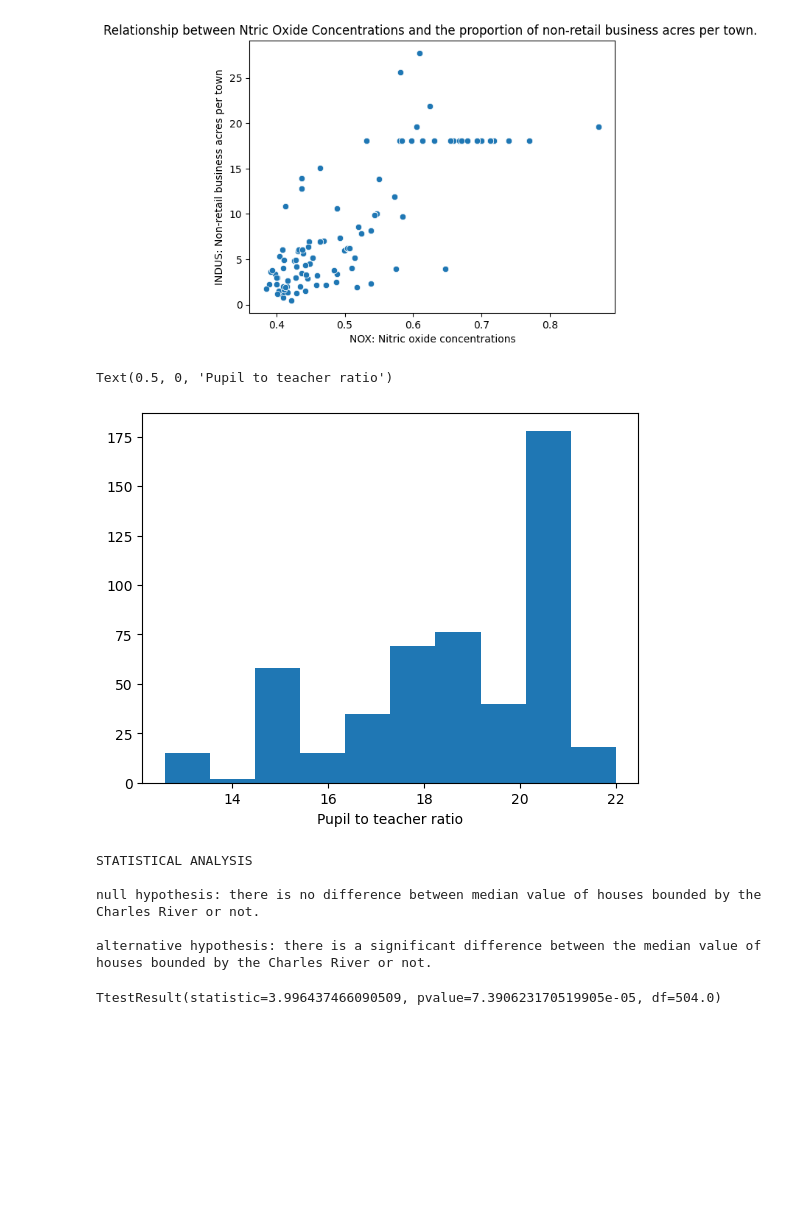
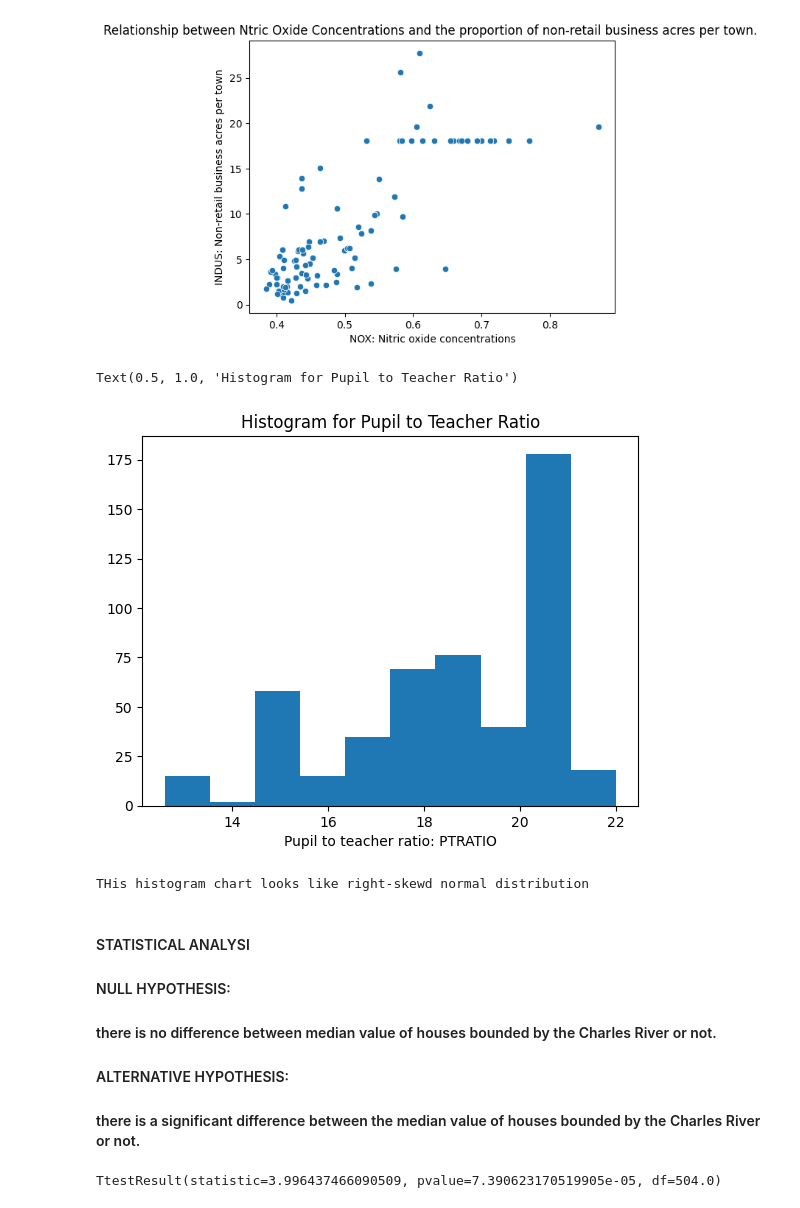
Before and after one commit to mati-test/boston-housing, a Jupyter notebook: Optional_Peer_Graded_Assignment.jupyterlite.ipynb, the cells around one changed output. Saved outputs shown, nothing was run; the diff lists cells and outputs as text; code cells hidden in the pictures; blank space fills up the shorter version.

```diff
--- a/Optional_Peer_Graded_Assignment.jupyterlite.ipynb
+++ b/Optional_Peer_Graded_Assignment.jupyterlite.ipynb
@@ -155,22 +144,27 @@ plt.title("Relationship between Ntric Oxide Concentrations and the proportion of
 Text(0.5, 1.0, 'Relationship between Ntric Oxide Concentrations and the proportion of non-retail business acres per town. ')
 [figure]
 # %%
-plt.hist(boston_df["PTRATIO"])#, bins=14)
-plt.xlabel("Pupil to teacher ratio")
+plt.hist(boston_df["PTRATIO"])#, bins=10)
+plt.xlabel("Pupil to teacher ratio: PTRATIO")
+plt.title("Histogram for Pupil to Teacher Ratio")
 #sns.histplot(boston_df["PTRATIO"])
 # %% [output]
-Text(0.5, 0, 'Pupil to teacher ratio')
+Text(0.5, 1.0, 'Histogram for Pupil to Teacher Ratio')
-[figure, old version]
+[figure, new version]
-# %%
-bold_start = "\033[1m"
-bold_end = "\033[0m"
-print(bold_start + "\nSTATISTICAL ANALYSIS\n\nnull hypothesis: there is no difference between median value of houses bounded by the Charles River or not.\n\nalternative hypothesis: there is a significant difference between the median value of houses bounded by the Charles River or not. \n " + bold_end)
-# %% [output]
-STATISTICAL ANALYSIS
-
-null hypothesis: there is no difference between median value of houses bounded by the Charles River or not.
-
-alternative hypothesis: there is a significant difference between the median value of houses bounded by the Charles River or not.
+# %%
+bold_start = "\033[1m"
+bold_end = "\033[0m"
+large_font = "\033[94m"
+print(bold_start + "THis histogram chart looks like right-skewd normal distribution")
+# %% [output]
+THis histogram chart looks like right-skewd normal distribution
+# %% [markdown]
+####
+#### STATISTICAL ANALYSI
+#### NULL HYPOTHESIS:
+#### there is no difference between median value of houses bounded by the Charles River or not.
+#### ALTERNATIVE HYPOTHESIS:
+#### there is a significant difference between the median value of houses bounded by the Charles River or not.
 # %%
 scipy.stats.ttest_ind(boston_df[boston_df['CHAS'] == 1]['MEDV'], boston_df[boston_df['CHAS'] == 0]['MEDV'], equal_var=True)
 # %% [output]
```
Also changed, not shown: parts of 15 cells of this notebook.
